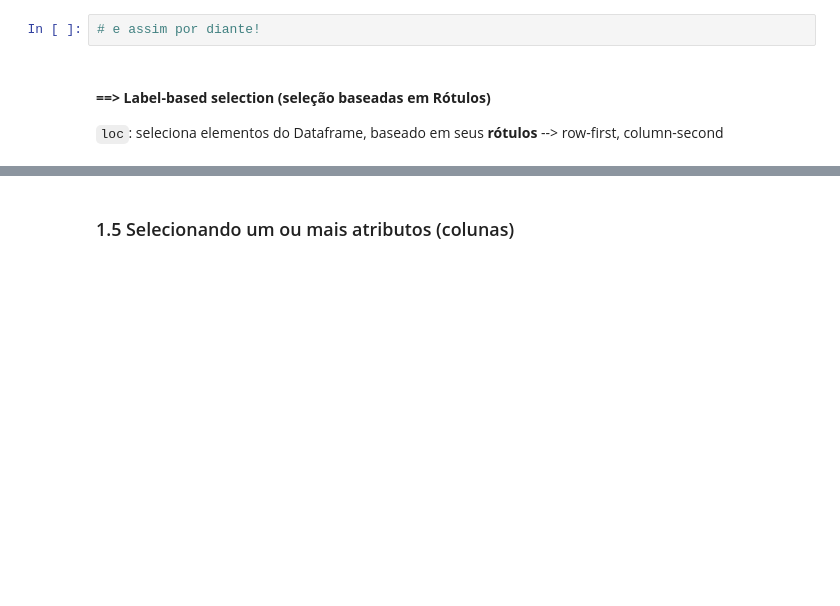
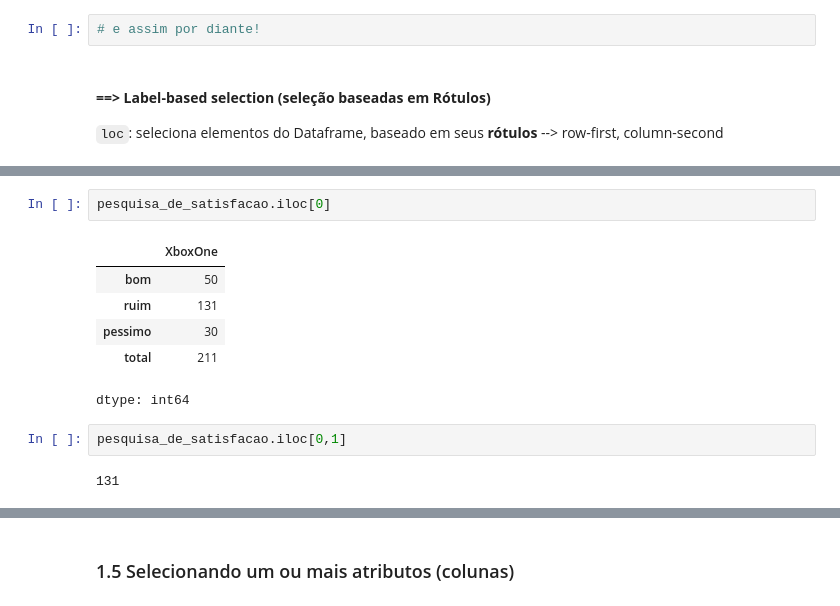
Before and after one commit to GustavoEmanuel901/Pandas-Python, a Jupyter notebook: manipulacao_de_dados_codigo_base.ipynb, the cells around one changed output, grey strips where cells are left out. Saved outputs shown, nothing was run; the diff lists cells and outputs as text; blank space fills up the shorter version.

```diff
--- a/manipulacao_de_dados_codigo_base.ipynb
+++ b/manipulacao_de_dados_codigo_base.ipynb
@@ -717,0 +725,13 @@ data.iloc[1,4]
+# %%
+pesquisa_de_satisfacao.iloc[0]
+# %% [output]
+|  | XboxOne |
+| bom | 50 |
+| ruim | 131 |
+| pessimo | 30 |
+| total | 211 |
+dtype: int64
+# %%
+pesquisa_de_satisfacao.iloc[0,1]
+# %% [output]
+131
```
Also changed, not shown: parts of 7 cells of this notebook.
